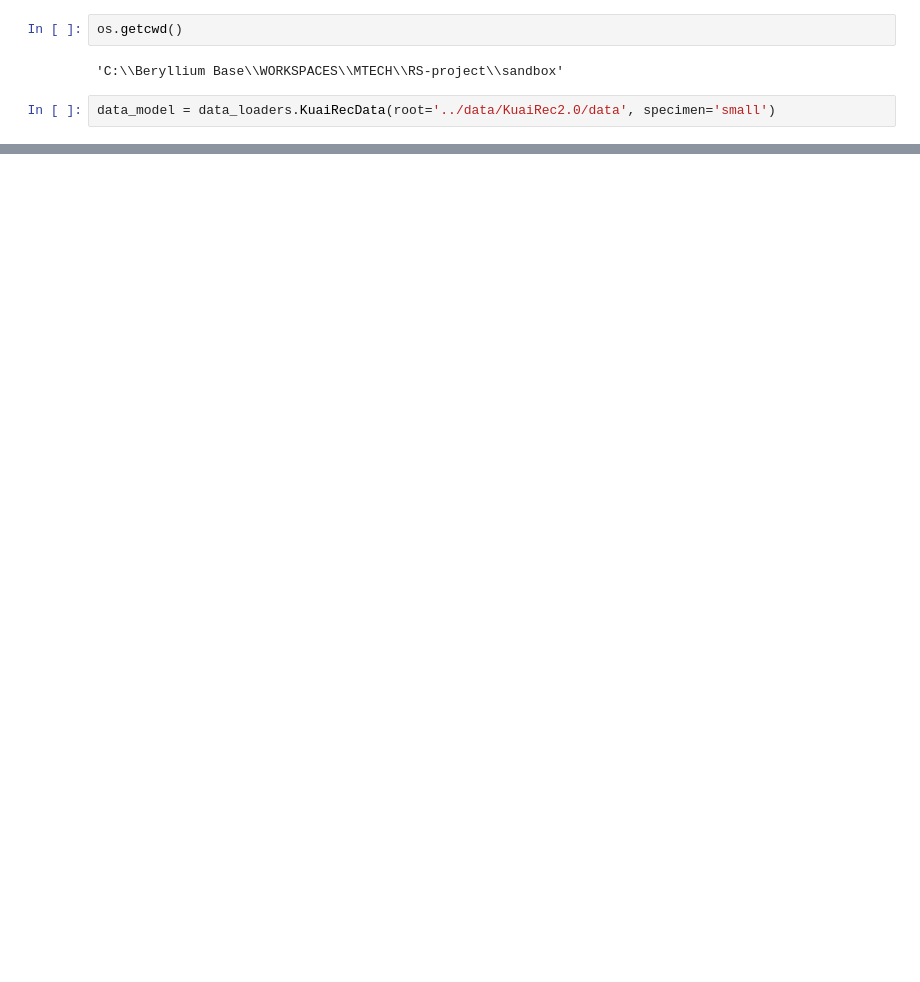
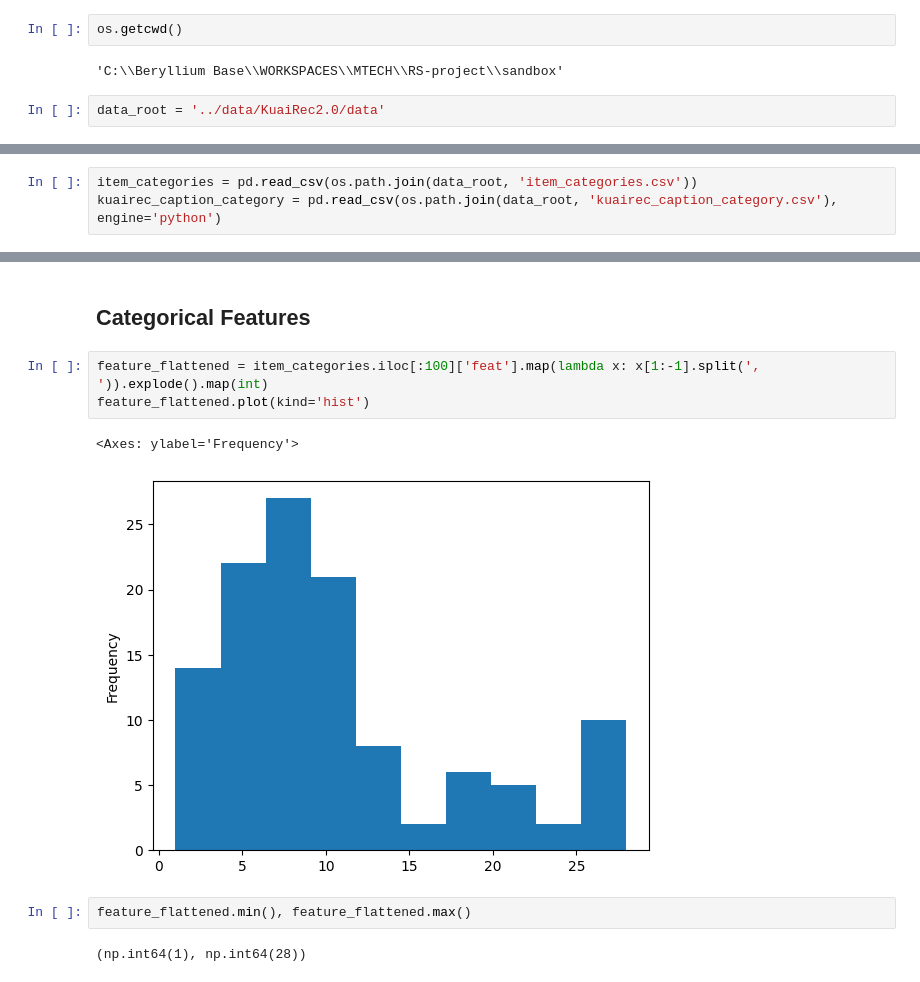
Before and after one commit to Minecraftian14/rs-fatigue-aware-dual-system-recommender-system, a Jupyter notebook: sandbox/data_models_kuairec.ipynb, the cells around one changed output, grey strips where cells are left out. Drawn from its saved outputs; the diff is of its cells as text; blank space fills up the shorter version.

```diff
--- a/sandbox/data_models_kuairec.ipynb
+++ b/sandbox/data_models_kuairec.ipynb
@@ -16,4 +17,4 @@ os.getcwd()
 # %% [output]
 'C:\\Beryllium Base\\WORKSPACES\\MTECH\\RS-project\\sandbox'
 # %%
-data_model = data_loaders.KuaiRecData(root='../data/KuaiRec2.0/data', specimen='small')
+data_root = '../data/KuaiRec2.0/data'
@@ -55,0 +94,3 @@ def sample_candidates(true_item, num_neg=50):
+# %%
+item_categories = pd.read_csv(os.path.join(data_root, 'item_categories.csv'))
+kuairec_caption_category = pd.read_csv(os.path.join(data_root, 'kuairec_caption_category.csv'), engine='python')
@@ -55,0 +151,12 @@ def sample_candidates(true_item, num_neg=50):
+# %% [markdown]
+## Categorical Features
+# %%
+feature_flattened = item_categories.iloc[:100]['feat'].map(lambda x: x[1:-1].split(', ')).explode().map(int)
+feature_flattened.plot(kind='hist')
+# %% [output]
+<Axes: ylabel='Frequency'>
+[figure, added]
+# %%
+feature_flattened.min(), feature_flattened.max()
+# %% [output]
+(np.int64(1), np.int64(28))
```
Also changed, not shown: parts of 66 cells of this notebook, 11 other files.
